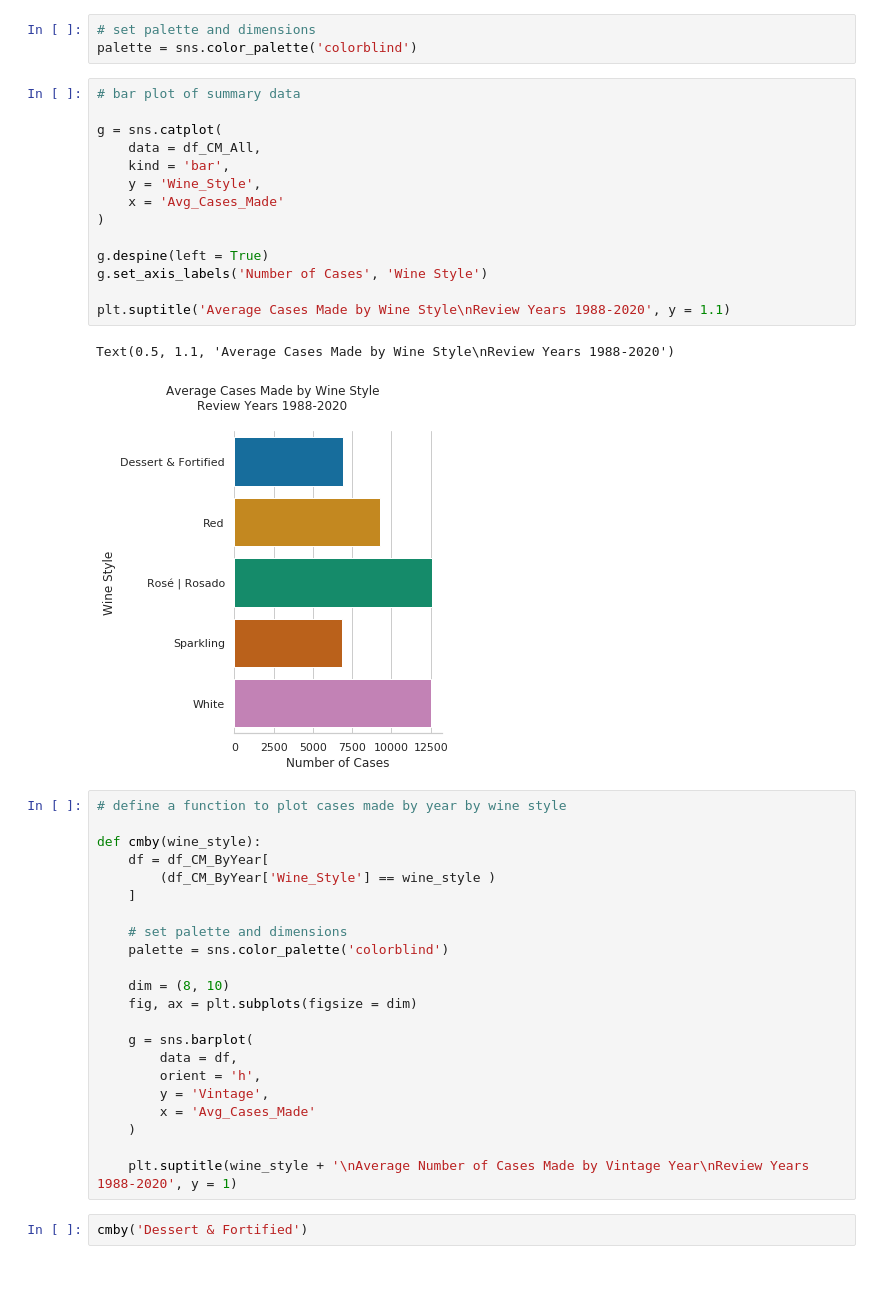
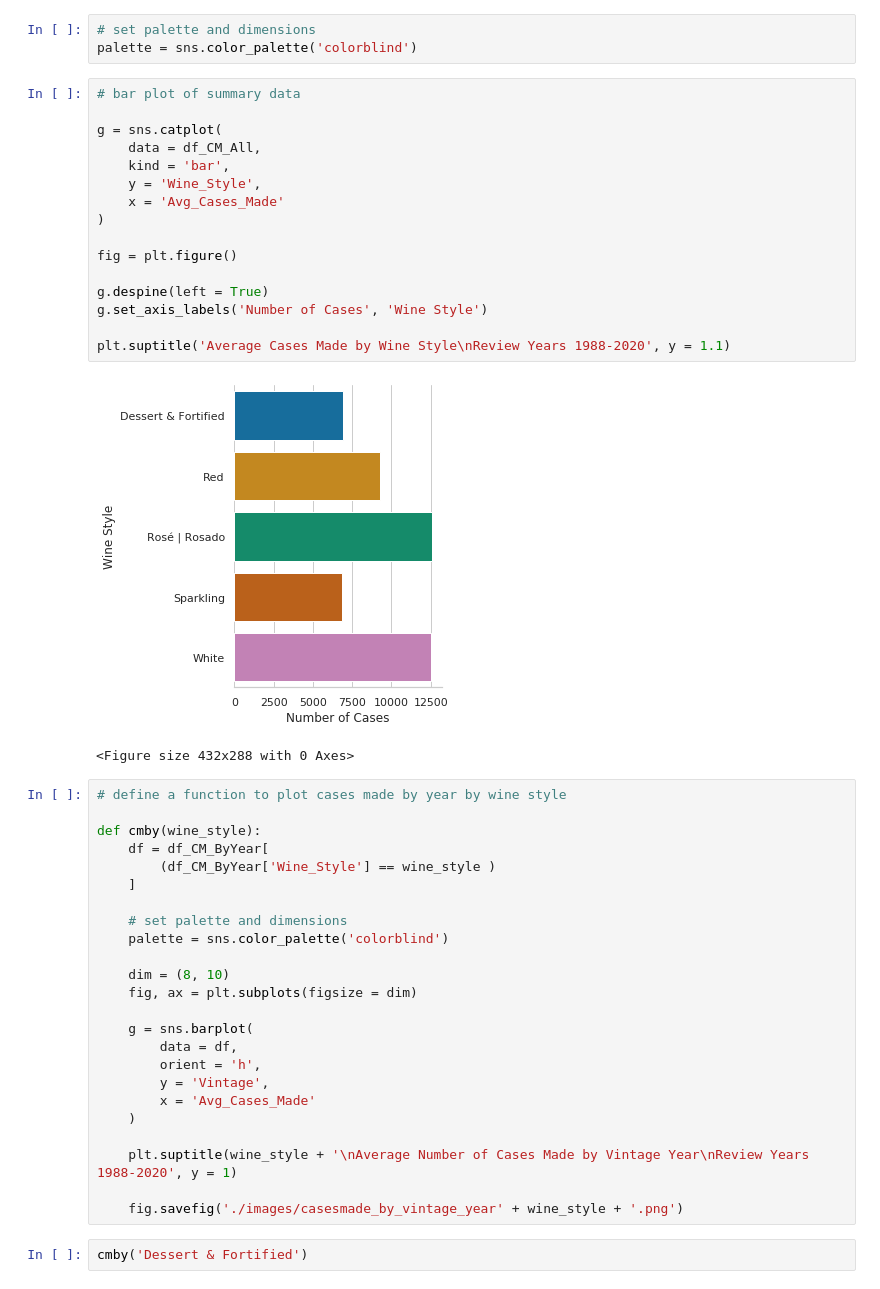
Before and after one commit to ewotawa/top_100_wines_2020, a Jupyter notebook: Top100Wine_Data_Exploration_Cases.ipynb, the cells around one changed output. Cells and saved outputs as stored; diff of their text form.

```diff
--- a/Top100Wine_Data_Exploration_Cases.ipynb
+++ b/Top100Wine_Data_Exploration_Cases.ipynb
@@ -178,20 +178,22 @@ palette = sns.color_palette('colorblind')
 # %%
 # bar plot of summary data
 
 g = sns.catplot(
     data = df_CM_All,
     kind = 'bar',
     y = 'Wine_Style',
     x = 'Avg_Cases_Made'
 )
 
+fig = plt.figure()
+
 g.despine(left = True)
 g.set_axis_labels('Number of Cases', 'Wine Style')
 
 plt.suptitle('Average Cases Made by Wine Style\nReview Years 1988-2020', y = 1.1)
 # %% [output]
+[figure, new version]
-Text(0.5, 1.1, 'Average Cases Made by Wine Style\nReview Years 1988-2020')
+<Figure size 432x288 with 0 Axes>
-[figure, old version]
 # %%
 # define a function to plot cases made by year by wine style
 
@@ -214,6 +216,8 @@ def cmby(wine_style):
     )
 
     plt.suptitle(wine_style + '\nAverage Number of Cases Made by Vintage Year\nReview Years 1988-2020', y = 1)
+
+    fig.savefig('./images/casesmade_by_vintage_year' + wine_style + '.png')
 # %%
 cmby('Dessert & Fortified')
 # %% [output]
```
Also changed, not shown: parts of 4 cells of this notebook, 3 other files.
